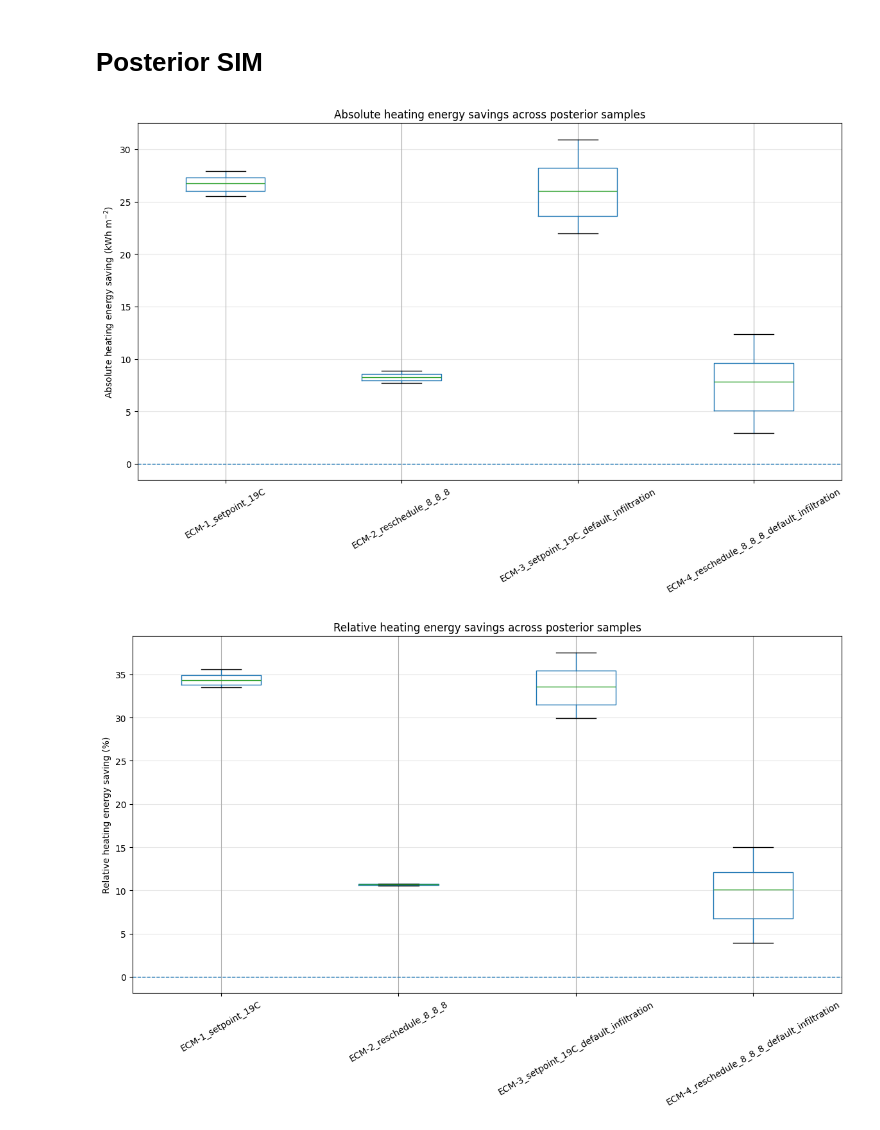
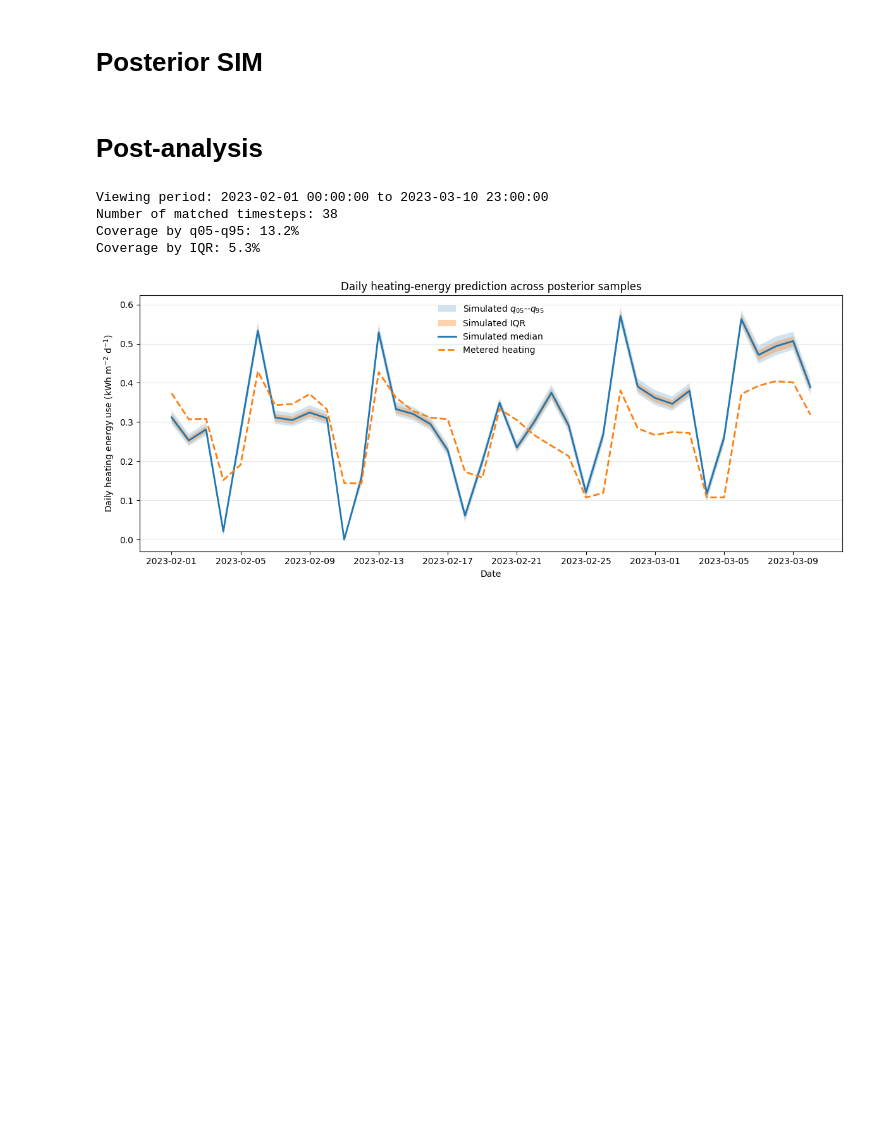
Before and after one commit to RuiBoGithub/RC_br, a Jupyter notebook: _2_auto_.ipynb, the cells around one changed output. Cells and saved outputs as stored; diff of their text form; code cells hidden in the pictures; blank space fills up the shorter version.

```diff
--- a/_2_auto_.ipynb
+++ b/_2_auto_.ipynb
@@ -4,6 +4,7 @@ default_json  = '_json/default_params.json'
 controller_mode = 'occupancy'
 start = "2023-02-01 00:00"
 end   = "2023-03-10 23:00"
+N=80
 # %%
 from pathlib import Path
 import sys
@@ -27,17 +28,21 @@ case = RCCase(
     geo_json              = Path("_json/geo_params.json"),
     default_json          = Path("_json/default_params.json"),
     epw_path              = Path("../src/_base/epw/ED-TMYx.2023.epw"),
-    occupancy_profile_csv = Path("ETHlib/auxiliary/schedules_el_OFFICE.csv"),
+    occupancy_profile_csv = Path("_data/default_occ.csv"),
     Zone=Zone,
     supply_system=supply_system,
     emission_system=emission_system,
 )
+
 case.occupancy_profile = (
-    pd.read_csv(Path("_data/bldg_LoD.csv"), usecols=["D"])
-      .rename(columns={"D": "People"})
+    pd.read_csv(Path("_data/bldg_LoD.csv"), usecols=["Y"])
       .iloc[:8760]
       .reset_index(drop=True)
 )
+
+case.occupancy_profile.columns = ["People"]
+
+case.electricity_profile = case.occupancy_profile.copy()
 # %%
 DEFAULT_PARAMS = json.loads(Path(default_json).read_text())
 RUN_DIR = Path(f"_json/_run/{DATE}")
@@ -128,7 +133,7 @@ def run_lhs_samples(
 # %%
 lhs_samples= make_lhs_samples_from_uq_json(
 uq_json_path=uq_json_path,
-N=40
+N=N
 )
 
 lhs_results_occ, lhs_eui_df_occ = run_lhs_samples(
@@ -610,14 +517,27 @@ def plot_ecm_savings_pair(
-# %%
-heating_savings = compute_ecm_savings(
-    all_euis=all_euis,
-    baseline_name="Baseline",
-    energy_col="HeatingEnergy",
-)
-
-plot_ecm_savings_pair(
-    savings_df=heating_savings,
-    kpi_label="Heating energy",
-)
-# %% [output]
-[figure, removed]
-[figure, removed]
+# %% [markdown]
+# Post-analysis
+# %%
+posterior_Y = make_posterior_Y_from_results(
+    posterior_results=all_results["Baseline"],
+    variable="HeatingEnergy",
+    freq="D",
+    start_date=start,
+    end_date=end,
+)
+# %%
+sim_summary = make_sim_summary(posterior_Y)
+
+coverage = plot_heating_coverage(
+    sim_summary=sim_summary,
+    meter_series=meter_daily,
+    start_date=start,
+    end_date=end,
+    y_label=r"Daily heating energy use (kWh m$^{-2}$ d$^{-1}$)",
+    title="Daily heating-energy prediction across posterior samples"
+)
+# %% [output]
+Viewing period: 2023-02-01 00:00:00 to 2023-03-10 23:00:00
+Number of matched timesteps: 38
+Coverage by q05-q95: 13.2%
+Coverage by IQR: 5.3%
+[figure, added]
```
Also changed, not shown: parts of 14 cells of this notebook, 18 other files.
